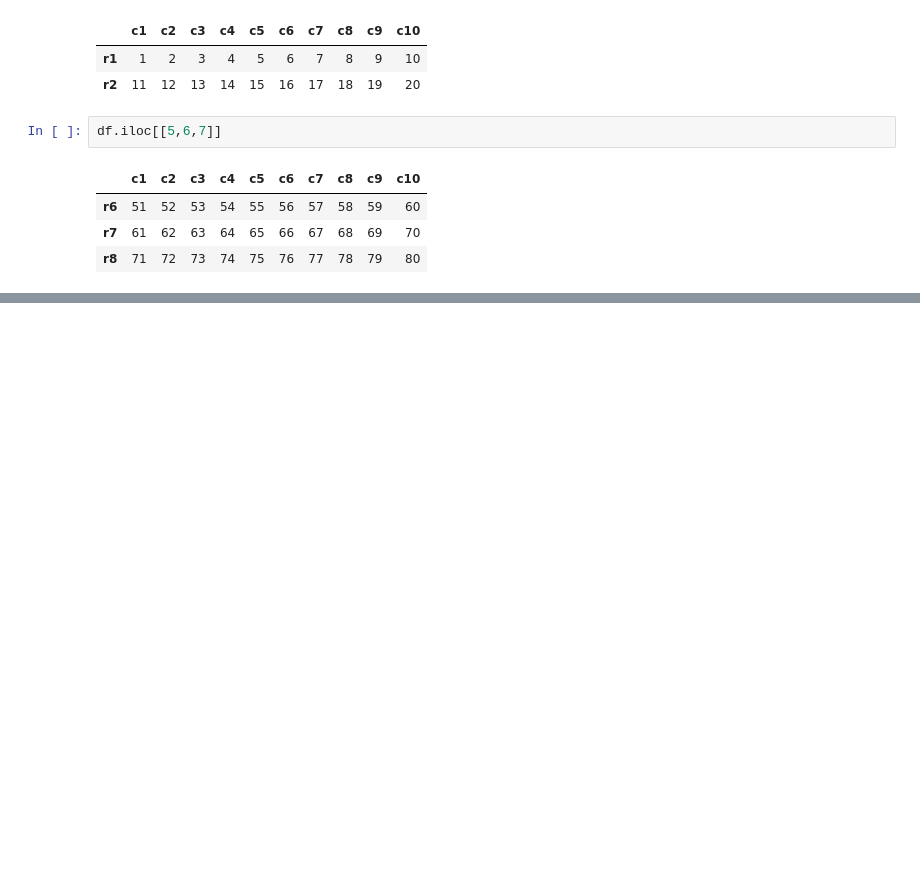
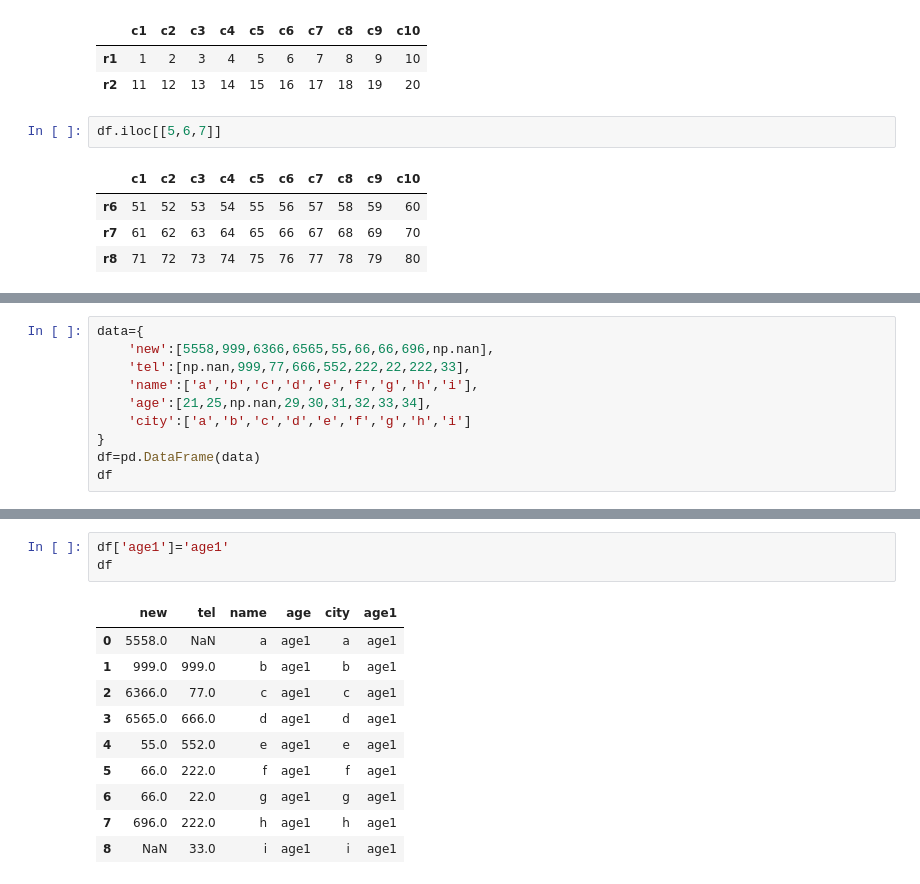
Before and after one commit to mdsamim1992hatia-cell/BMI-CAL, a Jupyter notebook: Untitled77.ipynb, the cells around one changed output, grey strips where cells are left out. Drawn from its saved outputs; the diff is of its cells as text; blank space fills up the shorter version.

```diff
--- a/Untitled77.ipynb
+++ b/Untitled77.ipynb
@@ -491,0 +495,10 @@ df.iloc[[5,6,7]]
+# %%
+data={
+    'new':[5558,999,6366,6565,55,66,66,696,np.nan],
+    'tel':[np.nan,999,77,666,552,222,22,222,33],
+    'name':['a','b','c','d','e','f','g','h','i'],
+    'age':[21,25,np.nan,29,30,31,32,33,34],
+    'city':['a','b','c','d','e','f','g','h','i']
+}
+df=pd.DataFrame(data)
+df
@@ -491,0 +516,14 @@ df.iloc[[5,6,7]]
+# %%
+df['age1']='age1'
+df
+# %% [output]
+|  | new | tel | name | age | city | age1 |
+| 0 | 5558.0 | NaN | a | age1 | a | age1 |
+| 1 | 999.0 | 999.0 | b | age1 | b | age1 |
+| 2 | 6366.0 | 77.0 | c | age1 | c | age1 |
+| 3 | 6565.0 | 666.0 | d | age1 | d | age1 |
+| 4 | 55.0 | 552.0 | e | age1 | e | age1 |
+| 5 | 66.0 | 222.0 | f | age1 | f | age1 |
+| 6 | 66.0 | 22.0 | g | age1 | g | age1 |
+| 7 | 696.0 | 222.0 | h | age1 | h | age1 |
+| 8 | NaN | 33.0 | i | age1 | i | age1 |
```
Also changed, not shown: parts of 8 cells of this notebook.
